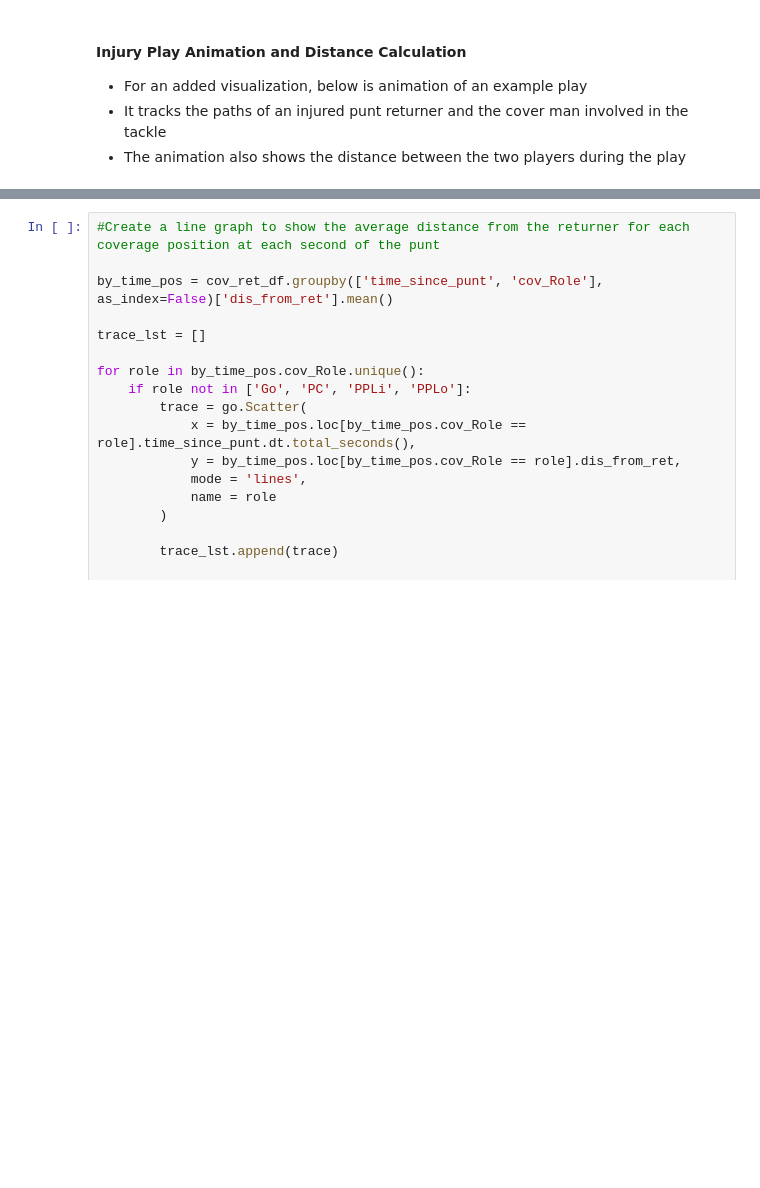
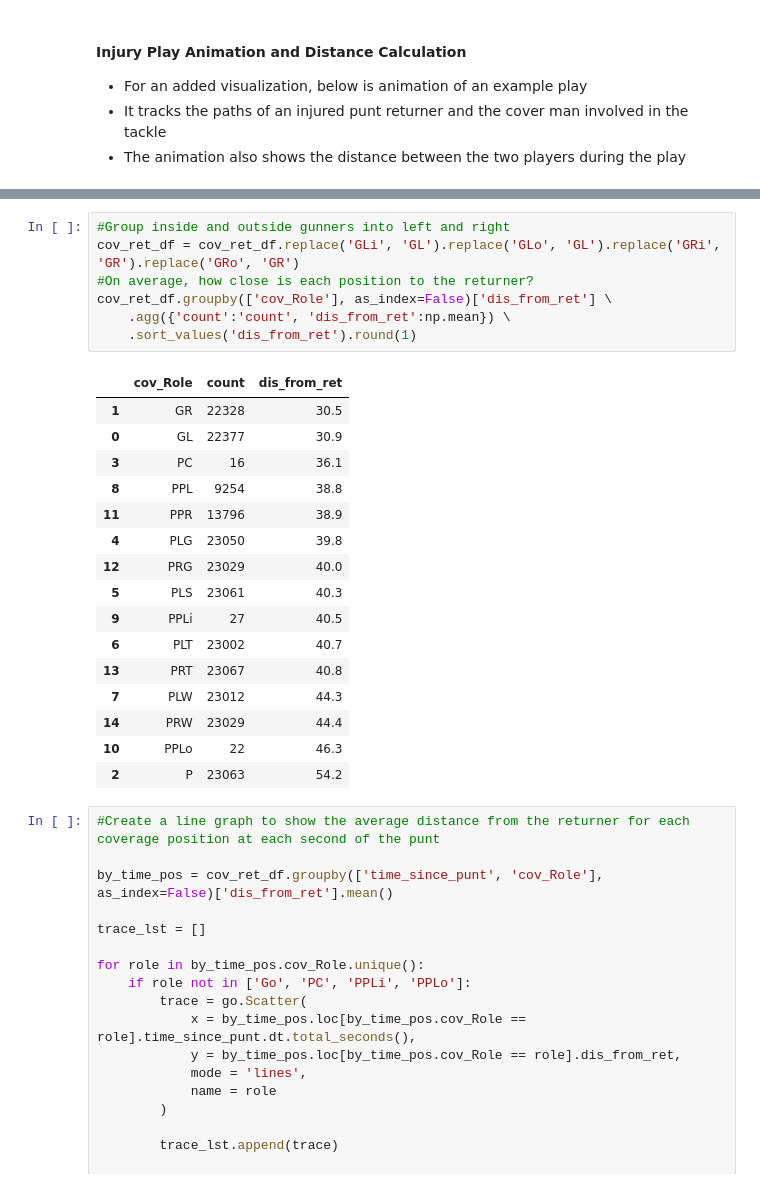
Before and after one commit to mtodisco10/nfl-punt-analytics, a Jupyter notebook: nfl_punt_script.ipynb, the cells around one changed output, grey strips where cells are left out. Drawn from its saved outputs; the diff is of its cells as text; blank space fills up the shorter version.

```diff
--- a/nfl_punt_script.ipynb
+++ b/nfl_punt_script.ipynb
@@ -566,3 +588,27 @@ Explore:
+# %%
+#Group inside and outside gunners into left and right
+cov_ret_df = cov_ret_df.replace('GLi', 'GL').replace('GLo', 'GL').replace('GRi', 'GR').replace('GRo', 'GR')
+#On average, how close is each position to the returner?
+cov_ret_df.groupby(['cov_Role'], as_index=False)['dis_from_ret'] \
+    .agg({'count':'count', 'dis_from_ret':np.mean}) \
+    .sort_values('dis_from_ret').round(1)
+# %% [output]
+|  | cov_Role | count | dis_from_ret |
+| 1 | GR | 22328 | 30.5 |
+| 0 | GL | 22377 | 30.9 |
+| 3 | PC | 16 | 36.1 |
+| 8 | PPL | 9254 | 38.8 |
+| 11 | PPR | 13796 | 38.9 |
+| 4 | PLG | 23050 | 39.8 |
+| 12 | PRG | 23029 | 40.0 |
+| 5 | PLS | 23061 | 40.3 |
+| 9 | PPLi | 27 | 40.5 |
+| 6 | PLT | 23002 | 40.7 |
+| 13 | PRT | 23067 | 40.8 |
+| 7 | PLW | 23012 | 44.3 |
+| 14 | PRW | 23029 | 44.4 |
+| 10 | PPLo | 22 | 46.3 |
+| 2 | P | 23063 | 54.2 |
 # %%
 #Create a line graph to show the average distance from the returner for each coverage position at each second of the punt
 
```
Also changed, not shown: parts of 43 cells of this notebook.
